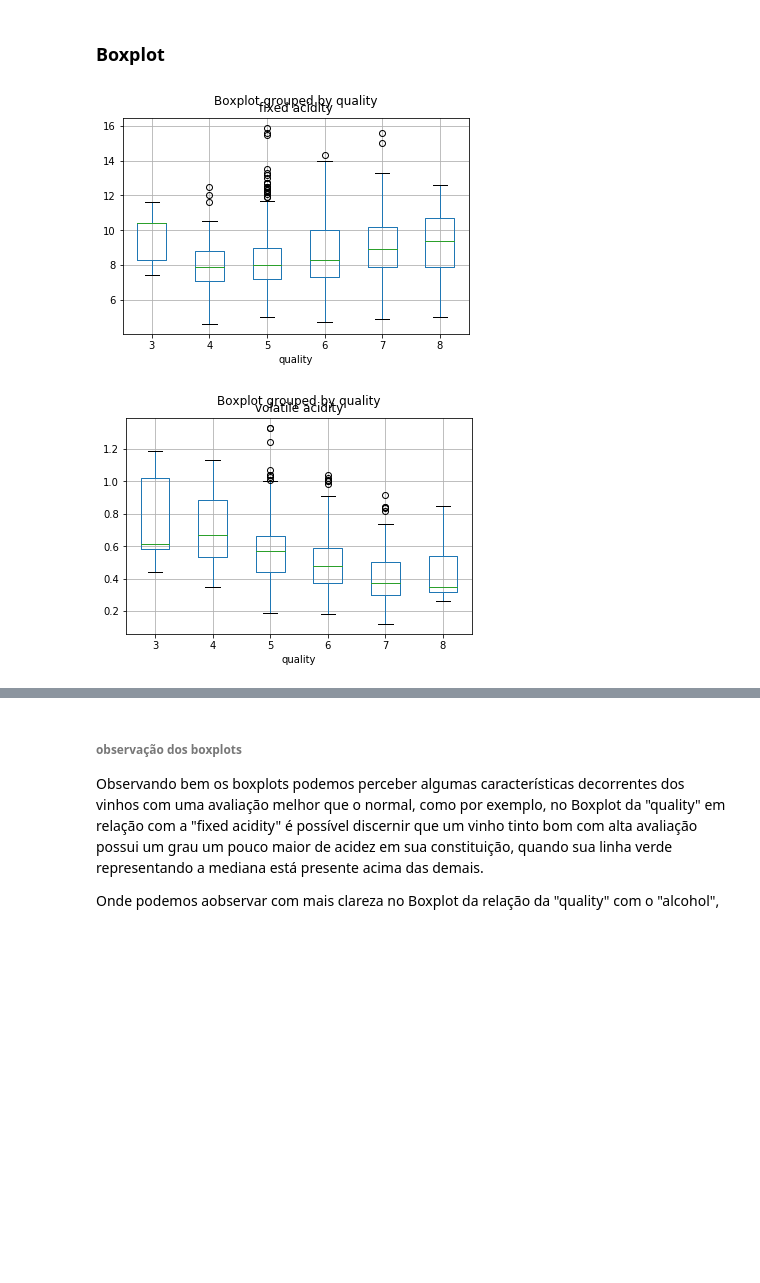
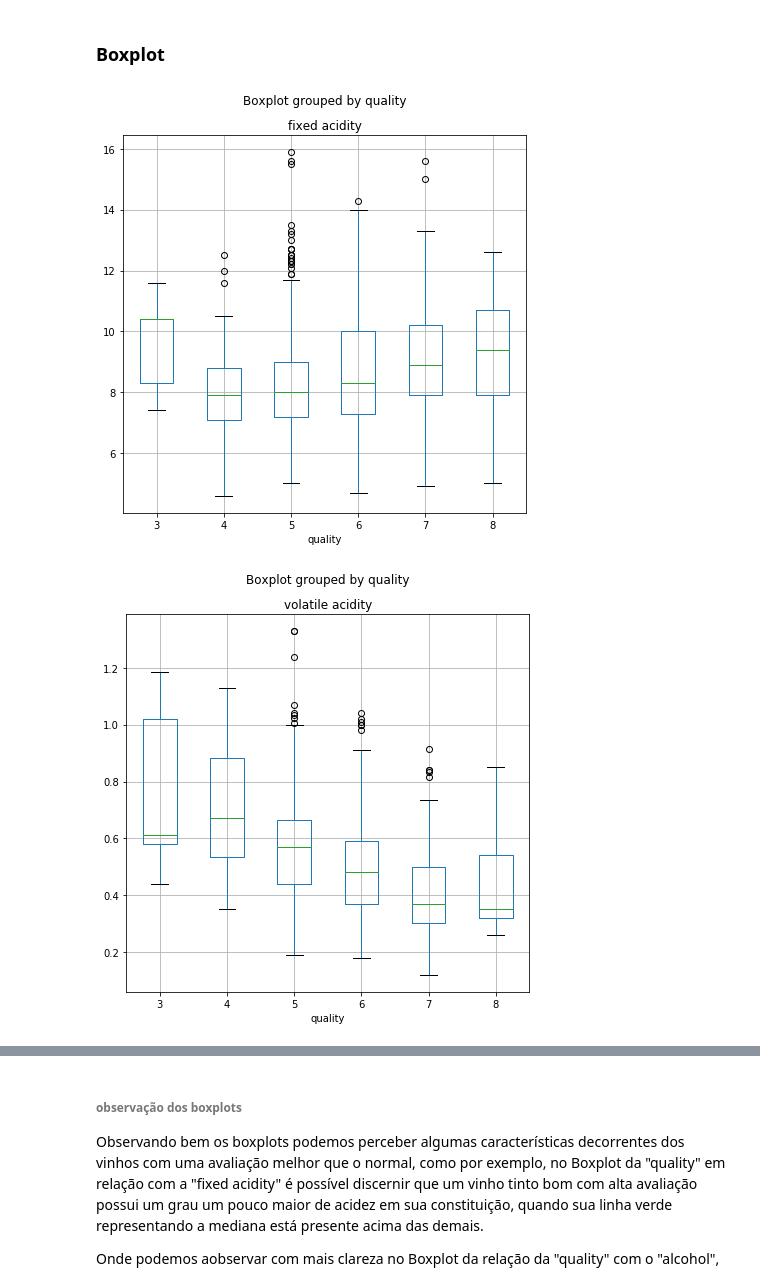
Before and after one commit to robertoschno/Projeto_Final_CD, a Jupyter notebook: Wine_quality_pred.ipynb, the cells around one changed output, grey strips where cells are left out. Cells and saved outputs as stored; diff of their text form; code cells hidden in the pictures; blank space fills up the shorter version.

```diff
--- a/Wine_quality_pred.ipynb
+++ b/Wine_quality_pred.ipynb
@@ -83,7 +110,7 @@ for x in dados.columns:
 # %%
 for x in dados.columns:
     if x!='quality':
-        dados.boxplot(column=x,by='quality');#subplots
+        dados.boxplot(column=x,by='quality',figsize=(7,7))
 # %% [output]
-[figure, old version]
+[figure, new version]
-[figure, old version]
+[figure, new version]
```
Also changed, not shown: parts of 39 cells of this notebook.
